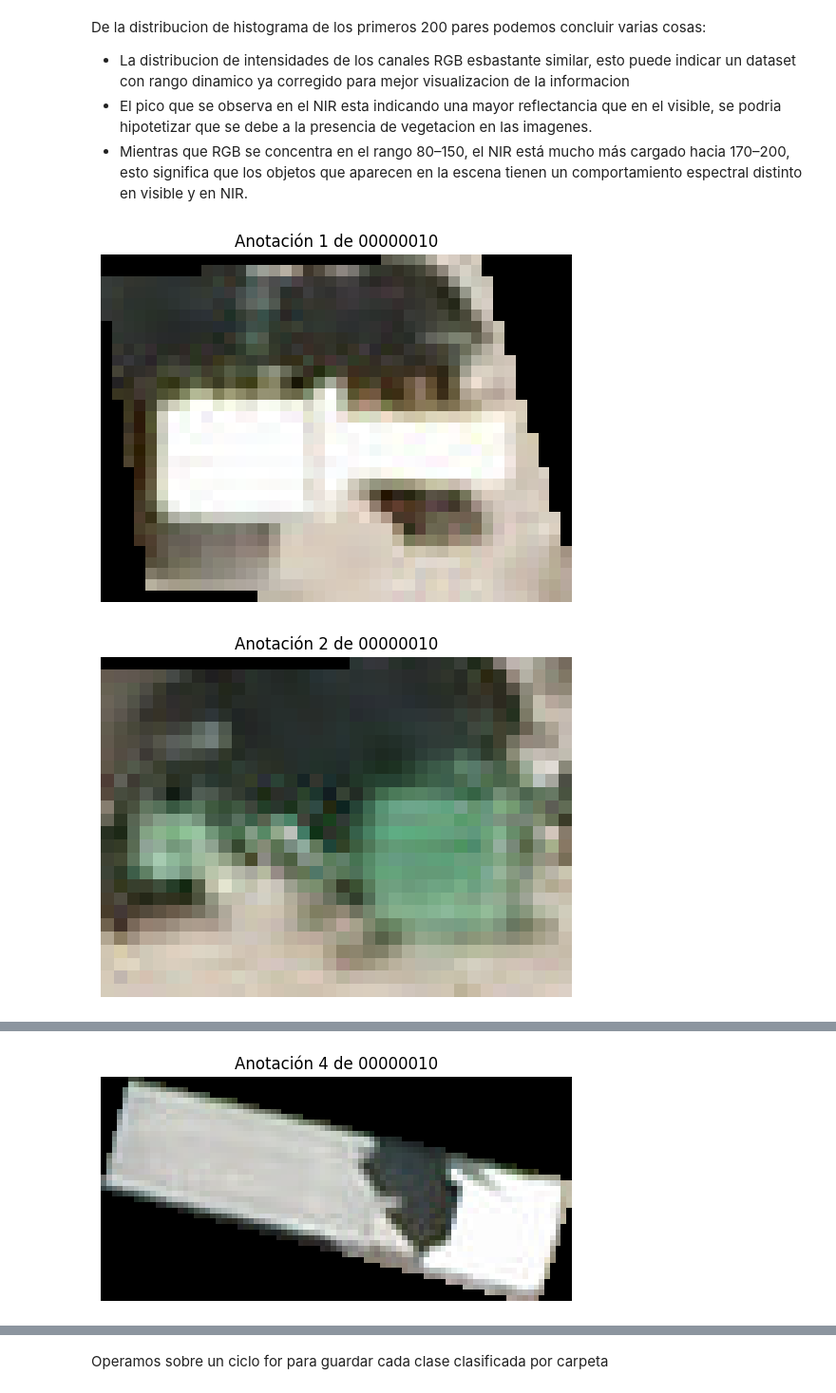
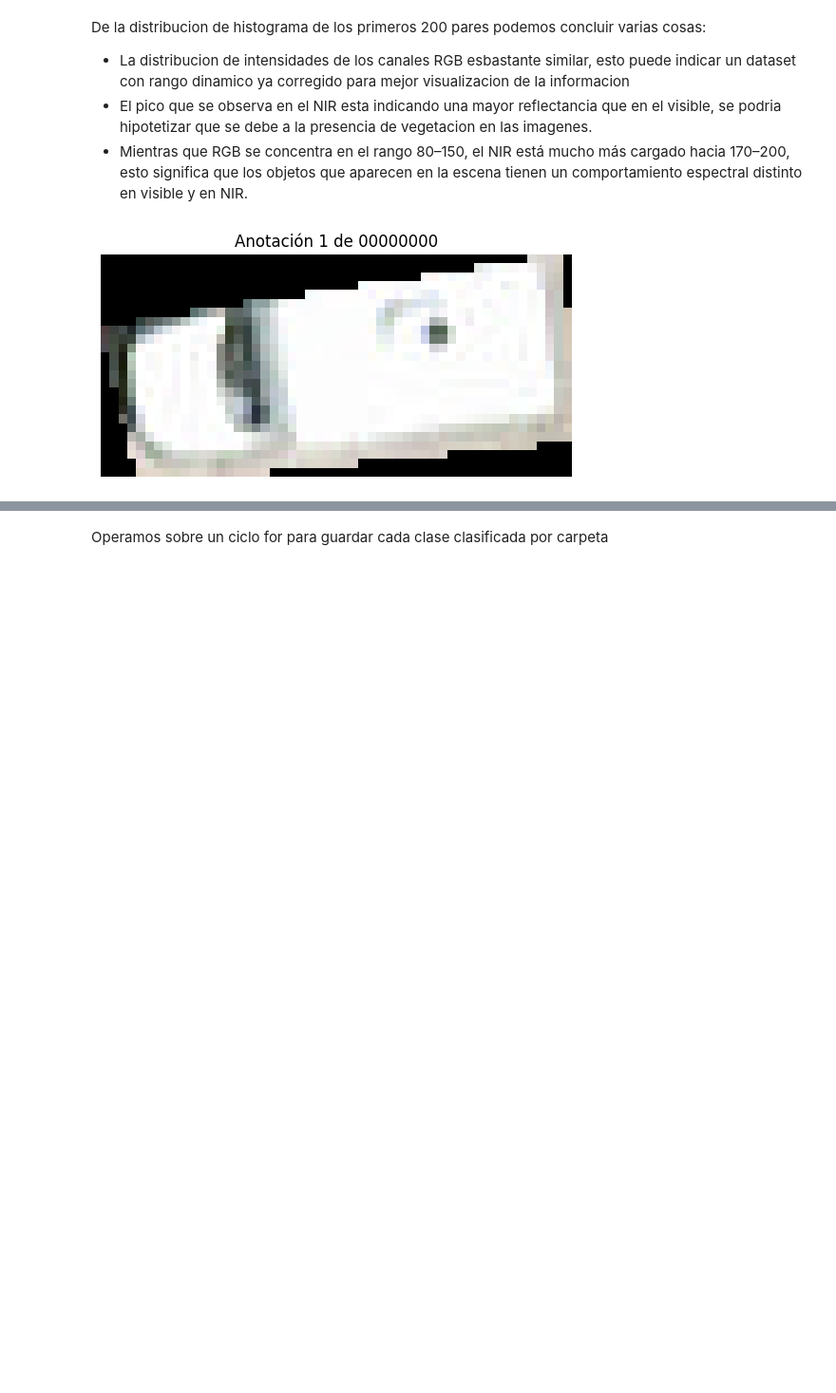
Before and after one commit to JuanAngel4/OT-Detection-of-objets-VIS-NIR-using-ML-in-Colombia, a Jupyter notebook: data_exploration/DataExploration.ipynb, the cells around one changed output, grey strips where cells are left out. Shown at 95% size. Drawn from its saved outputs; the diff is of its cells as text; code cells hidden in the pictures; blank space fills up the shorter version.

```diff
--- a/data_exploration/DataExploration.ipynb
+++ b/data_exploration/DataExploration.ipynb
@@ -243,7 +243,7 @@ plt.show()
 # %%
 
 # Número de pares a procesar
-num_pares = 200
+num_pares = 1000
 
 # Listar imágenes en orden
 imagenes = sorted(os.listdir(carpeta))
@@ -288,11 +288,6 @@ De la distribucion de histograma de los primeros 200 pares podemos concluir vari
 - El pico que se observa en el NIR esta indicando una mayor reflectancia que en el visible, se podria hipotetizar que se debe a la presencia de vegetacion en las imagenes.
 - Mientras que RGB se concentra en el rango 80–150, el NIR está mucho más cargado hacia 170–200, esto significa que los objetos que aparecen en la escena tienen un comportamiento espectral distinto en visible y en NIR.
 # %%
-import cv2
-import numpy as np
-import matplotlib.pyplot as plt
-import os
-
 def visualizar_anotacion(annotations_folder, images_folder, index):
     """
     Visualiza los recortes de las anotaciones (bounding boxes)
@@ -330,33 +325,32 @@ def visualizar_anotacion(annotations_folder, images_folder, index):
         xs = list(map(int, parts[6:10]))   # x1, x2, x3, x4
         ys = list(map(int, parts[10:14]))  # y1, y2, y3, y4
         polygon = np.array(list(zip(xs, ys)), dtype=np.int32)
 
         # Crear máscara para recortar el polígono
         mask = np.zeros(img.shape[:2], dtype=np.uint8)
         cv2.fillPoly(mask, [polygon], 255)
 
         # Aplicar la máscara
         recorte = cv2.bitwise_and(img, img, mask=mask)
 
         # Recortar el bounding box del polígono
         x_min, x_max = min(xs), max(xs)
         y_min, y_max = min(ys), max(ys)
         recorte_cuadro = recorte[y_min:y_max, x_min:x_max]
 
         # Mostrar resultado
         plt.figure()
         plt.imshow(recorte_cuadro)
         plt.title(f"Anotación {i+1} de {base_name}")
         plt.axis("off")
         plt.show()
 
 
 # --------- USO ---------
 annotations_folder = r"E:\MACHINE LEARNING\AVANZADO 1\VSFOLDER A1 PROYECT\OT-Detecci-n-de-objetos-VIS-NIR-ML-Colombia\dataset_VEDAI\Annotations1024"
 images_folder = r"E:\MACHINE LEARNING\AVANZADO 1\VSFOLDER A1 PROYECT\OT-Detecci-n-de-objetos-VIS-NIR-ML-Colombia\dataset_VEDAI\Vehicules1024"
 
-visualizar_anotacion(annotations_folder, images_folder, index=10)  # prueba con la primera imagen
+visualizar_anotacion(annotations_folder, images_folder, index=0)  # prueba con la primera imagen
  # prueba con el primer par
 # %% [output]
-[figure, old version]
+[figure, new version]
-[figure, removed]
@@ -364 +356,0 @@ visualizar_anotacion(annotations_folder, images_folder, index=10)  # prueba con
-[figure, removed]
```
Also changed, not shown: parts of 6 cells of this notebook, 8 other files.
